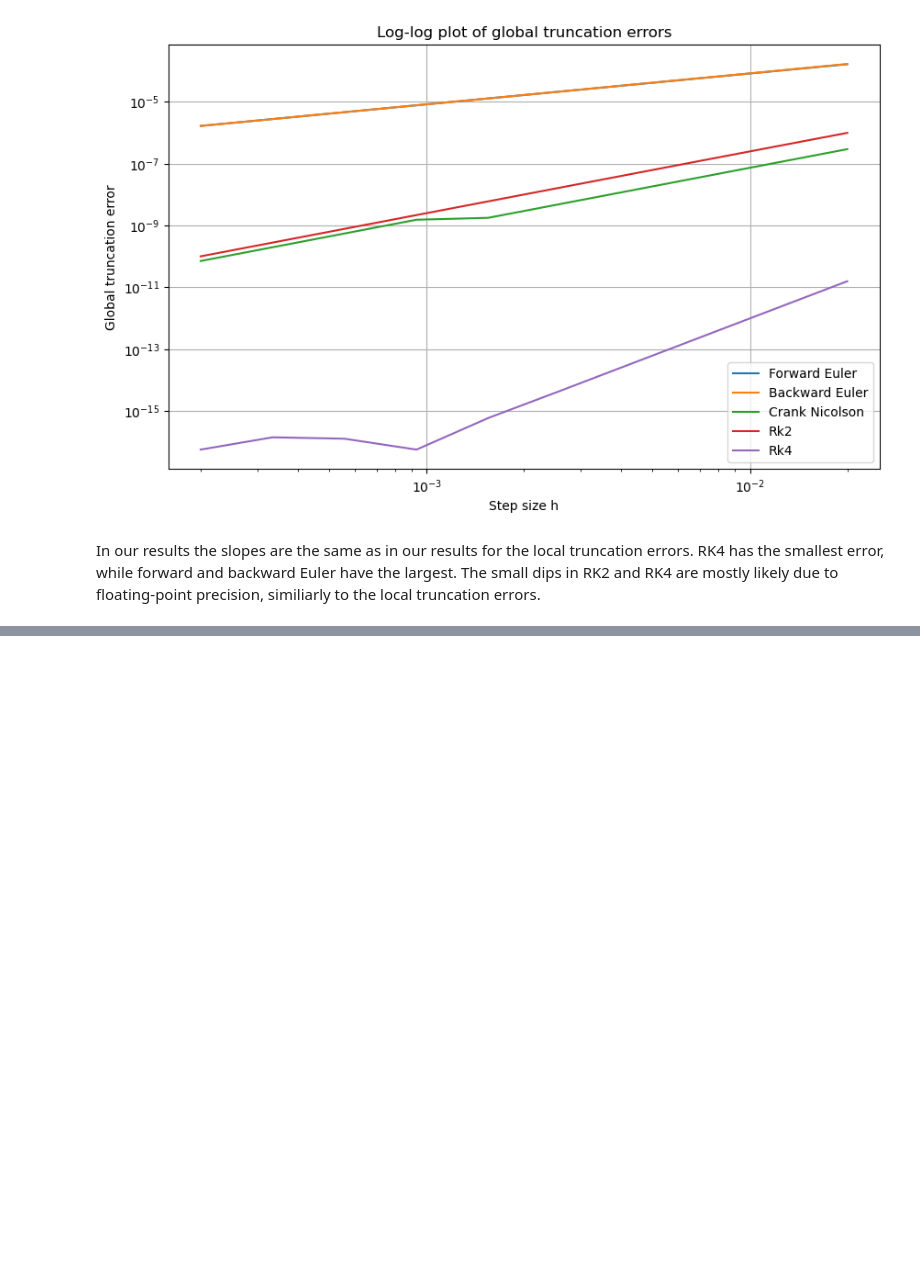
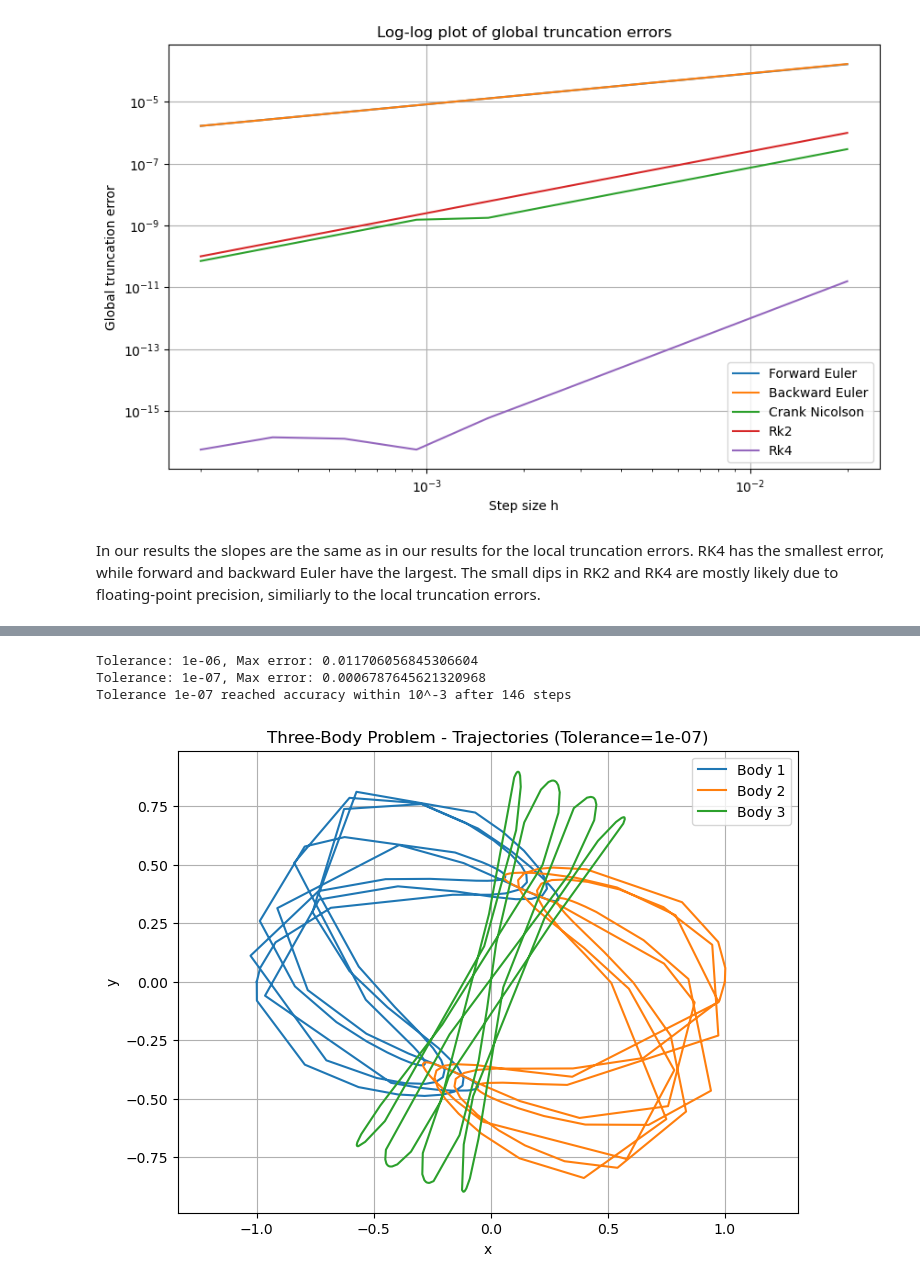
Before and after one commit to ShannonS00/Computational-Astrophysics, a Jupyter notebook: Worksheet_3/Worksheet_3.ipynb, the cells around one changed output, grey strips where cells are left out. Saved outputs shown, nothing was run; the diff lists cells and outputs as text; code cells hidden in the pictures; blank space fills up the shorter version.

```diff
--- a/Worksheet_3/Worksheet_3.ipynb
+++ b/Worksheet_3/Worksheet_3.ipynb
@@ -248,0 +393,17 @@ In our results the slopes are the same as in our results for the local truncatio
+# %%
+# Define the correct modified midpoint rule provided by the user
+def modified_midpoint_rule(f, x0, y0, h, n):
+    """
+    Modified mid-point rule for n sub-steps.
+    """
+    nx = n + 1
+    eta = h / n
+    x = np.linspace(x0, x0 + h, nx)
+    y = np.zeros((len(y0), nx))
+
+    y[:, 0] = y0
+    y[:, 1] = y0 + eta * f(x0, y0)
+    for i in range(2, nx):
+        y[:, i] = y[:, i - 2] + 2 * eta * f(x[i - 1], y[:, i - 1])
+    y[:, -1] = 0.5 * (y[:, -1] + y[:, -2] + eta * f(x[-1], y[:, -1]))
+    return x, y
@@ -248,0 +459,3 @@ In our results the slopes are the same as in our results for the local truncatio
+# %%
+def compute_error(final_positions, initial_positions):
+    return np.max(np.linalg.norm(final_positions - initial_positions, axis=1))
@@ -248,0 +468,56 @@ In our results the slopes are the same as in our results for the local truncatio
+# %%
+trajectories = []
+
+# Compare accuracy with different tolerances in GBS
+tolerances = [1e-6, 1e-7, 1e-8]
+for tol in tolerances:
+    # Run the Gragg-Bulirsch-Stoer integration
+    x_vals, y_vals, err_vals = gragg_bulirsch_stoer(
+        derivatives,  # Derivatives function from the first part
+        x0=t0,
+        y0=y0,
+        x_end=tperiod,
+        h_first=0.1,
+        tol=tol,
+        n_refine_max=8
+    )
+
+    # Extract final positions of the bodies
+    final_positions = y_vals[-1, :6].reshape(3, 2)
+    initial_positions = y0[:6].reshape(3, 2)
+
+    # Compute the error in the final positions
+    max_error = compute_error(final_positions, initial_positions)
+    print(f"Tolerance: {tol}, Max error: {max_error}")
+
+    # If error is within desired threshold, stop and plot
+    if max_error < 1e-3:
+        print(f"Tolerance {tol} reached accuracy within 10^-3 after {len(x_vals)} steps")
+
+        # Collect the trajectories for plotting
+        r1_gbs = y_vals[:, 0:2]
+        r2_gbs = y_vals[:, 2:4]
+        r3_gbs = y_vals[:, 4:6]
+        trajectories.append((r1_gbs, r2_gbs, r3_gbs))
+
+        # Break after finding the first tolerance that satisfies the condition
+        break
+
+# Plot the trajectories from the first tolerance that meets the accuracy
+plt.figure(figsize=(8, 6))
+r1_gbs, r2_gbs, r3_gbs = trajectories[0]
+plt.plot(r1_gbs[:, 0], r1_gbs[:, 1], label='Body 1')
+plt.plot(r2_gbs[:, 0], r2_gbs[:, 1], label='Body 2')
+plt.plot(r3_gbs[:, 0], r3_gbs[:, 1], label='Body 3')
+plt.title(f"Three-Body Problem - Trajectories (Tolerance={tol})")
+plt.xlabel("x")
+plt.ylabel("y")
+plt.legend()
+plt.axis('equal')
+plt.grid(True)
+plt.show()
+# %% [output]
+Tolerance: 1e-06, Max error: 0.011706056845306604
+Tolerance: 1e-07, Max error: 0.0006787645621320968
+Tolerance 1e-07 reached accuracy within 10^-3 after 146 steps
+[figure, added]
```
Also changed, not shown: parts of 38 cells of this notebook.
